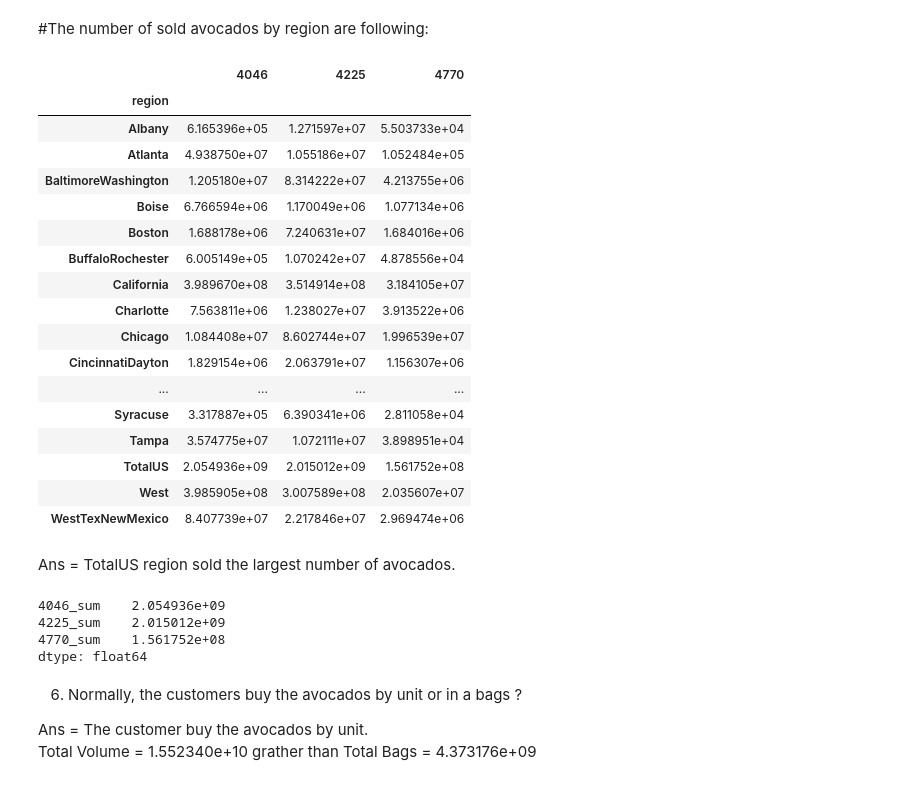
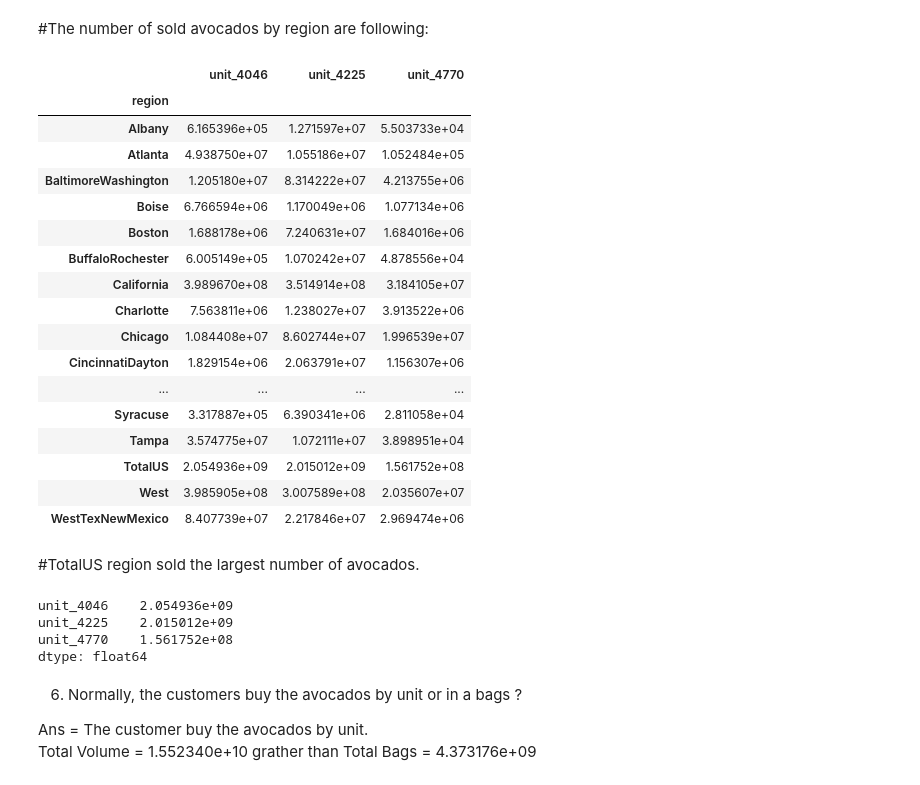
Before and after one commit to PimchanokD/Homework6-AVOCADO, a Jupyter notebook: HW06 Avocado.ipynb, the cells around one changed output. Drawn from its saved outputs; the diff is of its cells as text; code cells hidden in the pictures.

```diff
--- a/HW06 Avocado.ipynb
+++ b/HW06 Avocado.ipynb
@@ -129,8 +129,14 @@ region_income
 5) Let AVOCADO  Average Weight : 4046 => 4 ounces, 4225 => 9 ounces, 4770 => 12 ounces \
     Find the number of sold avocadoes by region ? \
     Which region sold the largest number of avocados ?
+# %%
+df['unit_4046'] = df['4046']/4
+# %%
+df['unit_4225'] = df['4225']/9
+# %%
+df['unit_4770'] = df['4770']/12
 # %%
-df[['4046_sum', '4225_sum','4770_sum']] = df.groupby('region')[['4046', '4225','4770']].transform('sum')
+df[['unit_4046', 'unit_4225','unit_4770']] = df.groupby('region')[['4046', '4225','4770']].transform('sum')
 # %%
 df.head()
 # %% [output]
@@ -142,36 +148,36 @@ df.head()
 | 4 | 4 | 2015-11-29 | 1.28 | 51039.60 | 941.48 | 43838.39 | 75.78 | 6183.95 | 5986.26 | ... |
 # %% [markdown]
 #The number of sold avocados by region are following:
-# %%
-df.groupby('region')[['4046','4225','4770']].sum()
-# %% [output]
-|  | 4046 | 4225 | 4770 |
-| region |  |  |  |
-| Albany | 6.165396e+05 | 1.271597e+07 | 5.503733e+04 |
-| Atlanta | 4.938750e+07 | 1.055186e+07 | 1.052484e+05 |
-| BaltimoreWashington | 1.205180e+07 | 8.314222e+07 | 4.213755e+06 |
-| Boise | 6.766594e+06 | 1.170049e+06 | 1.077134e+06 |
-| Boston | 1.688178e+06 | 7.240631e+07 | 1.684016e+06 |
-| BuffaloRochester | 6.005149e+05 | 1.070242e+07 | 4.878556e+04 |
-| California | 3.989670e+08 | 3.514914e+08 | 3.184105e+07 |
-| Charlotte | 7.563811e+06 | 1.238027e+07 | 3.913522e+06 |
-| Chicago | 1.084408e+07 | 8.602744e+07 | 1.996539e+07 |
-| CincinnatiDayton | 1.829154e+06 | 2.063791e+07 | 1.156307e+06 |
-| ... | ... | ... | ... |
-| Syracuse | 3.317887e+05 | 6.390341e+06 | 2.811058e+04 |
-| Tampa | 3.574775e+07 | 1.072111e+07 | 3.898951e+04 |
-| TotalUS | 2.054936e+09 | 2.015012e+09 | 1.561752e+08 |
-| West | 3.985905e+08 | 3.007589e+08 | 2.035607e+07 |
-| WestTexNewMexico | 8.407739e+07 | 2.217846e+07 | 2.969474e+06 |
+# %%
+df.groupby('region')[['unit_4046','unit_4225','unit_4770']].mean()
+# %% [output]
+|  | unit_4046 | unit_4225 | unit_4770 |
+| region |  |  |  |
+| Albany | 6.165396e+05 | 1.271597e+07 | 5.503733e+04 |
+| Atlanta | 4.938750e+07 | 1.055186e+07 | 1.052484e+05 |
+| BaltimoreWashington | 1.205180e+07 | 8.314222e+07 | 4.213755e+06 |
+| Boise | 6.766594e+06 | 1.170049e+06 | 1.077134e+06 |
+| Boston | 1.688178e+06 | 7.240631e+07 | 1.684016e+06 |
+| BuffaloRochester | 6.005149e+05 | 1.070242e+07 | 4.878556e+04 |
+| California | 3.989670e+08 | 3.514914e+08 | 3.184105e+07 |
+| Charlotte | 7.563811e+06 | 1.238027e+07 | 3.913522e+06 |
+| Chicago | 1.084408e+07 | 8.602744e+07 | 1.996539e+07 |
+| CincinnatiDayton | 1.829154e+06 | 2.063791e+07 | 1.156307e+06 |
+| ... | ... | ... | ... |
+| Syracuse | 3.317887e+05 | 6.390341e+06 | 2.811058e+04 |
+| Tampa | 3.574775e+07 | 1.072111e+07 | 3.898951e+04 |
+| TotalUS | 2.054936e+09 | 2.015012e+09 | 1.561752e+08 |
+| West | 3.985905e+08 | 3.007589e+08 | 2.035607e+07 |
+| WestTexNewMexico | 8.407739e+07 | 2.217846e+07 | 2.969474e+06 |
 # %% [markdown]
-Ans = TotalUS region sold the largest number of avocados.
+#TotalUS region sold the largest number of avocados.
-# %%
-df[['4046_sum','4225_sum','4770_sum']].max()
-# %% [output]
-4046_sum    2.054936e+09
-4225_sum    2.015012e+09
-4770_sum    1.561752e+08
-dtype: float64
+# %%
+df[['unit_4046','unit_4225','unit_4770']].max()
+# %% [output]
+unit_4046    2.054936e+09
+unit_4225    2.015012e+09
+unit_4770    1.561752e+08
+dtype: float64
 # %% [markdown]
 6) Normally, the customers buy the avocados by unit or in a bags ?
 
```
